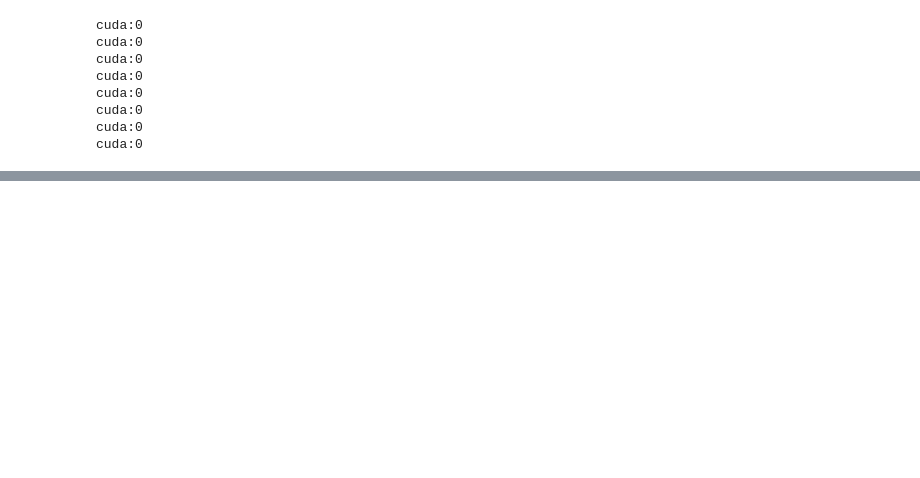
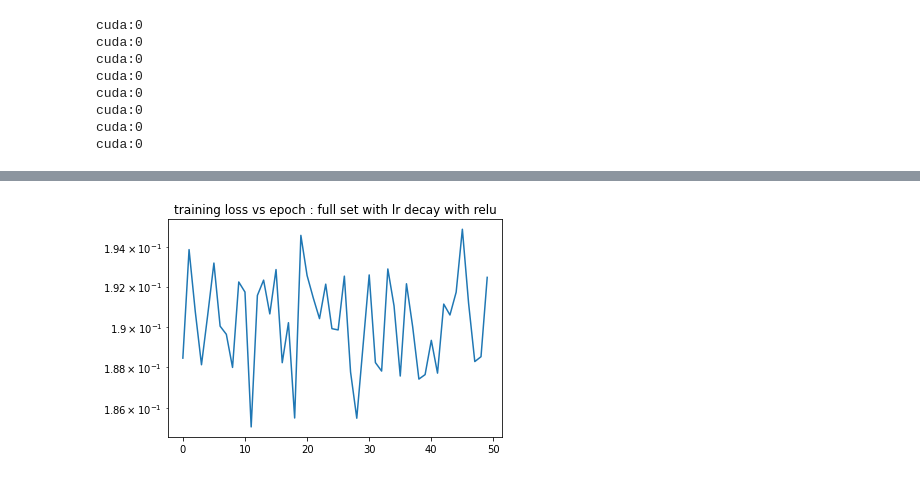
Before and after one commit to bhershdu/nlp_legislation_prediction, a Jupyter notebook: training/training.ipynb, the cells around one changed output, grey strips where cells are left out. Drawn from its saved outputs; the diff is of its cells as text; code cells hidden in the pictures; blank space fills up the shorter version.

```diff
--- a/training/training.ipynb
+++ b/training/training.ipynb
@@ -474,0 +462,24 @@ TypeError: 'SummaryDataSet' object is not an iterator
+# %%
+class TitlePartyModelRelu(torch.nn.Module):
+    def __init__(self):
+        super(TitlePartyModelRelu, self).__init__()
+        self.input = torch.nn.Linear(2048,2048, dtype=torch.float32)
+        self.input_activation = torch.nn.ReLU()
+        self.hidden1 = torch.nn.Linear(2048,1024)
+        self.hidden1_activation = torch.nn.ReLU()
+        self.hidden2 = torch.nn.Linear(1024,128)
+        self.hidden2_activation = torch.nn.ReLU()
+        # 4 political party choices
+        self.hidden3 = torch.nn.Linear(128,4)
+        self.output = torch.nn.Softmax(dim=1)
+
+    def forward(self, x):
+        x = self.input(x)
+        x = self.input_activation(x)
+        x = self.hidden1(x)
+        x = self.hidden1_activation(x)
+        x = self.hidden2(x)
+        x = self.hidden2_activation(x)
+        x = self.hidden3(x)
+        x = self.output(x)
+        return x
@@ -474,0 +537,7 @@ TypeError: 'SummaryDataSet' object is not an iterator
+# %%
+plt.plot(range(50), full_lrd_relu_train_losses)
+plt.yscale('log')
+plt.title("training loss vs epoch : full set with lr decay with relu")
+plt.show()
+# %% [output]
+[figure, added]
```
Also changed, not shown: parts of 24 cells of this notebook.
